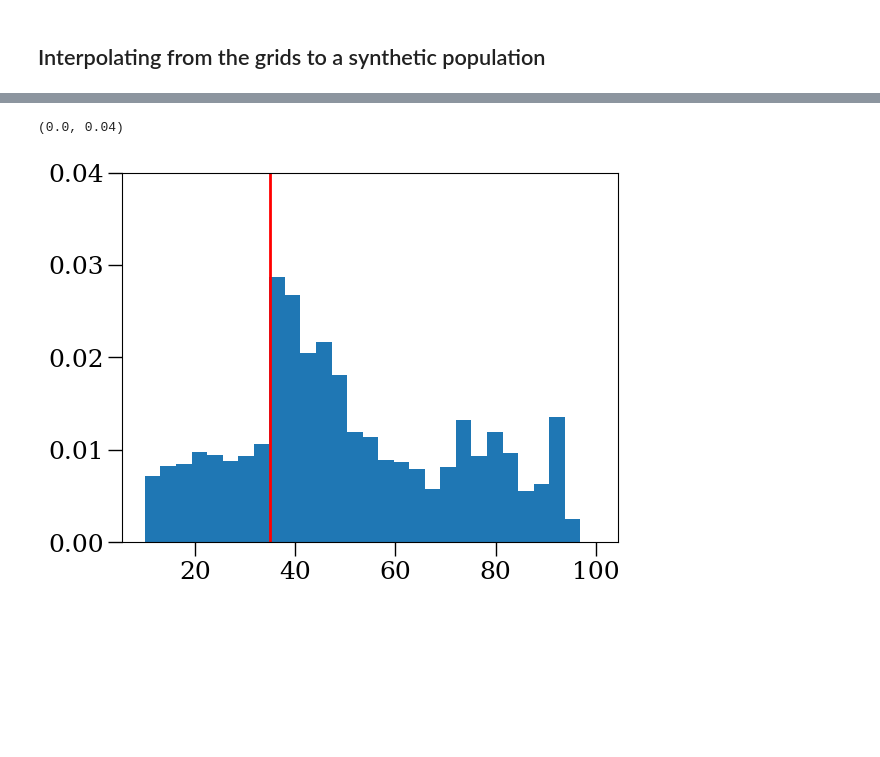
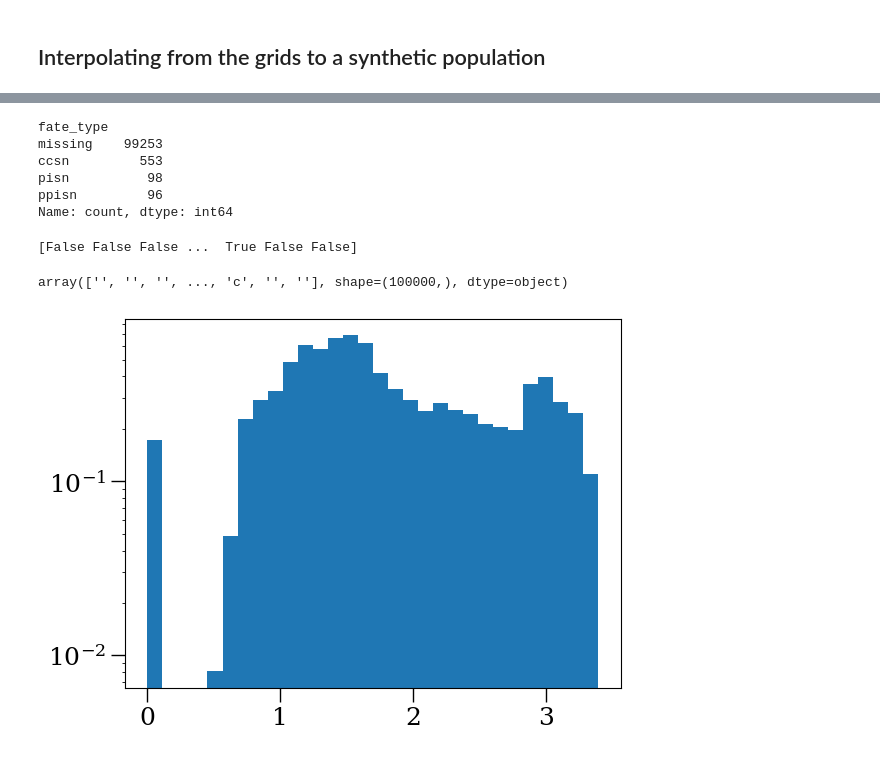
Before and after one commit to LucasMDeSa/35peak_che, a Jupyter notebook: development_notebooks/61_PopulationInterpolation_FINAL_FIDUCIAL.ipynb, the cells around one changed output, grey strips where cells are left out. Saved outputs shown, nothing was run; the diff lists cells and outputs as text; code cells hidden in the pictures; blank space fills up the shorter version.

Commit message:
ppi post-processing implementation and further tests

```diff
--- a/development_notebooks/61_PopulationInterpolation_FINAL_FIDUCIAL.ipynb
+++ b/development_notebooks/61_PopulationInterpolation_FINAL_FIDUCIAL.ipynb
@@ -1114,7 +1191,7 @@ class PMZLinearInterpolator:
         interpolator = self._get_z_interpolator(m, p)
         return interpolator(z)
 # %%
-interpolator = PMZLinearInterpolator(core_props_df, var='m_f')
+interpolator = PMZLinearInterpolator(core_props_df, var='m_f', cut_non_he_depl=True)
 # %%
 get_mf = np.vectorize(interpolator.get_var)
 # %%
@@ -1304,7 +1410,7 @@ def interpolate(job, data, var):
     p_spin_zams.
     """
 
-    interpolator = PMZLinearInterpolator(data, var=var)
+    interpolator = PMZLinearInterpolator(data, var=var, cut_non_he_depl=True)
     vec_f = np.vectorize(interpolator.get_var)
     result = vec_f(job[:, 1], job[:, 2], job[:, 0])
     return result
@@ -1338,7 +1444,7 @@ def draw_pop(
     min_zdivzsun=0.1,
     max_zdivzsun=1.0,
     fixed_z=None,
-    n_processes=36,
+    n_processes=20,
     vars=[
         'm_f',
         'x_f',
@@ -1382,7 +1488,7 @@ def draw_pop(
 
     return sample
 # %%
-res=int(1e8)
+res=int(1e7)
 min_m=10
 max_m=300
 min_p=0.1
@@ -1390,13 +1496,15 @@ max_p=4
 min_zdivzsun=0.0005
 max_zdivzsun=1.0
 fixed_z=None
-n_processes=96
+n_processes=20
 vars=[
     'm_f',
     'p_orb_f',
     'x_f',
     'min_x_f',
-    'log_t_d'
+    'log_t_d',
+    'm_tams',
+    'x_tams'
 ]
 
 sample = draw_pop(
@@ -1412,3 +1520,5 @@ sample = draw_pop(
     n_processes=n_processes,
     vars=vars
 )
+# %%
+msample = sample[sample[:, -3] <= np.log10(t_h)]
@@ -1415,7 +1727,25 @@ sample = draw_pop(
+# %%
+sample_df.fate_type.value_counts()
+# %% [output]
+fate_type
+missing    99253
+ccsn         553
+pisn          98
+ppisn         96
+Name: count, dtype: int64
+# %%
+final_sample = np.empty((sample.shape[0], sample.shape[1]+2), dtype=object)
+final_sample[:, :-2] = sample
+final_sample[:, -2], final_sample[:, -1] = get_post_pi_mass(sample, m_tams_index=-2, m_f_index=3)
+# %% [output]
+[False False False ...  True False False]
+# %%
+final_sample[:,-1]
+# %% [output]
+array(['', '', '', ..., 'c', '', ''], shape=(100000,), dtype=object)
 # %%
-plt.hist(sample[:, 3], bins=np.linspace(10, 100, 30), density=True)
-plt.vlines(35, 0, 1, color='red', label='35 Msun')
-plt.ylim(0, 0.04)
+plt.hist(msample[:, 5], bins=30, density=True)
+#plt.vlines(35, 0, 1, color='red', label='35 Msun')
+plt.yscale('log')
 # %% [output]
-(0.0, 0.04)
-[figure, old version]
+[figure, new version]
```
Also changed, not shown: parts of 34 cells of this notebook, 22 other files.
